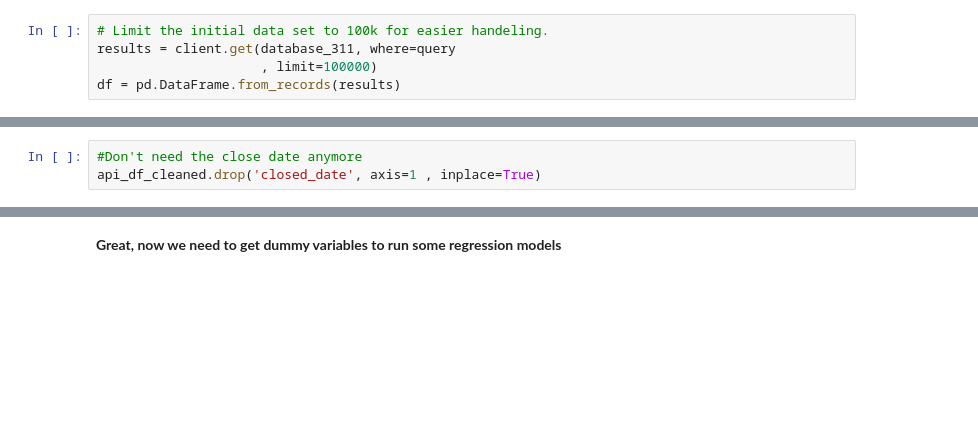
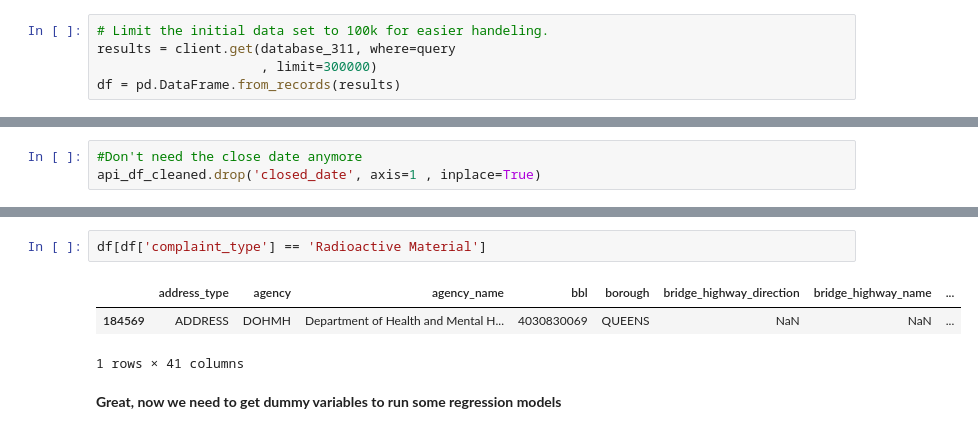
Before and after one commit to NickelousTex/Energy-NYCHA, a Jupyter notebook: EDA/MVP.ipynb, the cells around one changed output, grey strips where cells are left out. Drawn from its saved outputs; the diff is of its cells as text; blank space fills up the shorter version.

```diff
--- a/EDA/MVP.ipynb
+++ b/EDA/MVP.ipynb
@@ -78,7 +78,7 @@ query = "created_date > '2017-01-01T13:00:00.000'"
 # %%
 # Limit the initial data set to 100k for easier handeling.
 results = client.get(database_311, where=query
-                     , limit=100000)
+                     , limit=300000)
 df = pd.DataFrame.from_records(results)
 # %%
 df.info()
@@ -320,3 +411,9 @@ Average number of hours to close a complaint: 7.73
+# %%
+df[df['complaint_type'] == 'Radioactive Material']
+# %% [output]
+|  | address_type | agency | agency_name | bbl | borough | bridge_highway_direction | bridge_highway_name | ... |
+| 184569 | ADDRESS | DOHMH | Department of Health and Mental H... | 4030830069 | QUEENS | NaN | NaN | ... |
+1 rows × 41 columns
 # %% [markdown]
 <b>Great, now we need to get dummy variables to run some regression models
 # %%
```
Also changed, not shown: parts of 35 cells of this notebook, 1 other file.
